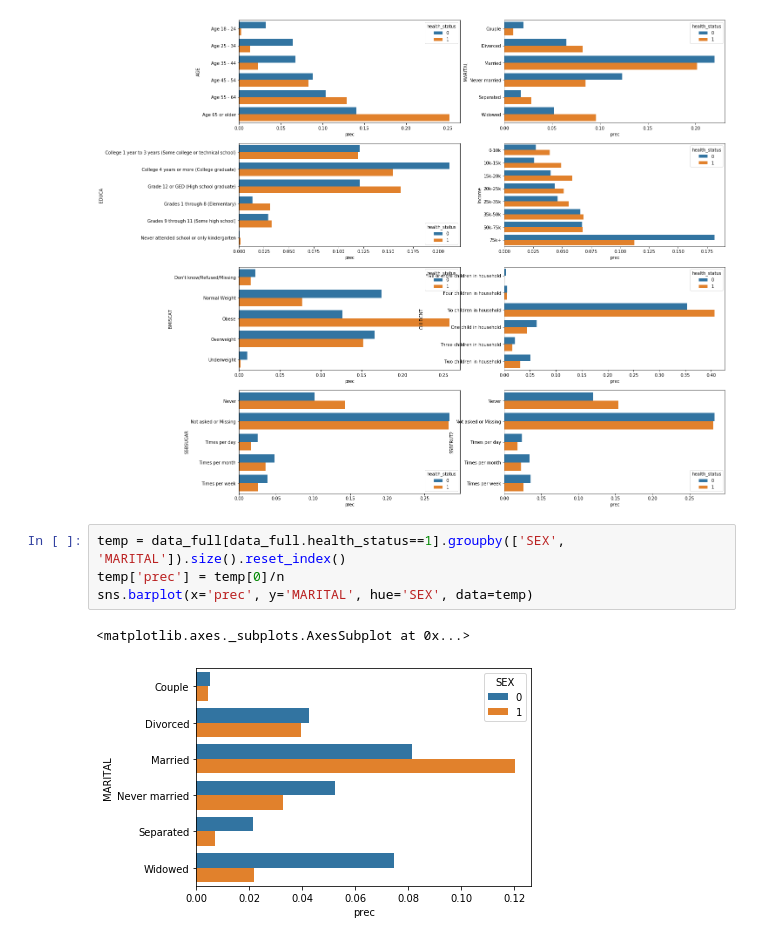
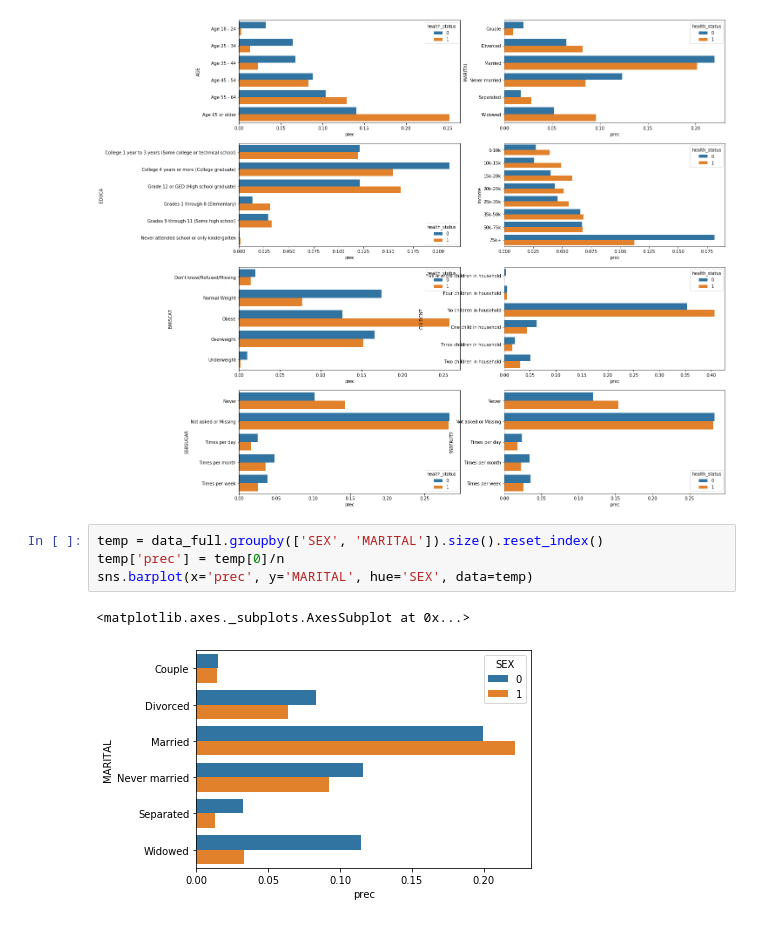
Before and after one commit to Jay4869/Data-Science, a Jupyter notebook: Projects/Prodantial/Untitled.ipynb, the cells around one changed output. Saved outputs shown, nothing was run; the diff lists cells and outputs as text.

```diff
--- a/Projects/Prodantial/Untitled.ipynb
+++ b/Projects/Prodantial/Untitled.ipynb
@@ -241,9 +241,9 @@ plt.show()
 # %% [output]
 [figure]
 # %%
-temp = data_full[data_full.health_status==1].groupby(['SEX', 'MARITAL']).size().reset_index()
+temp = data_full.groupby(['SEX', 'MARITAL']).size().reset_index()
 temp['prec'] = temp[0]/n
 sns.barplot(x='prec', y='MARITAL', hue='SEX', data=temp)
 # %% [output]
 <matplotlib.axes._subplots.AxesSubplot at 0x...>
-[figure, old version]
+[figure, new version]
```
Also changed, not shown: parts of 1 cell of this notebook.
